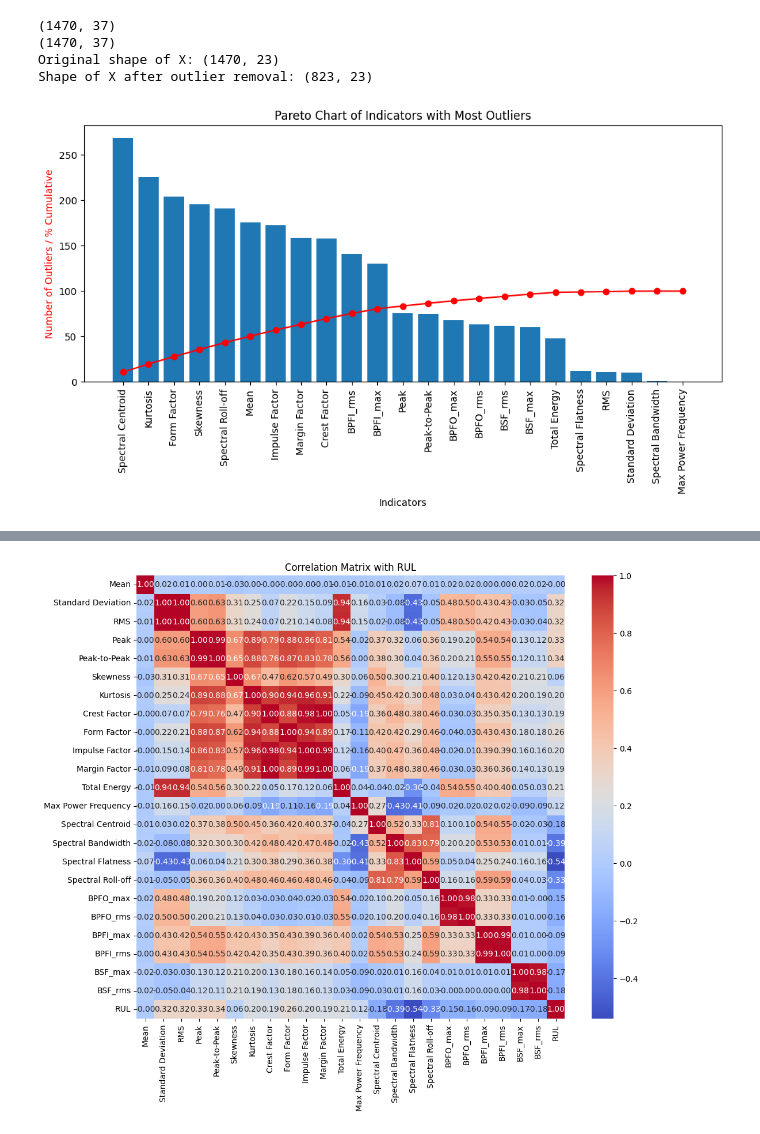
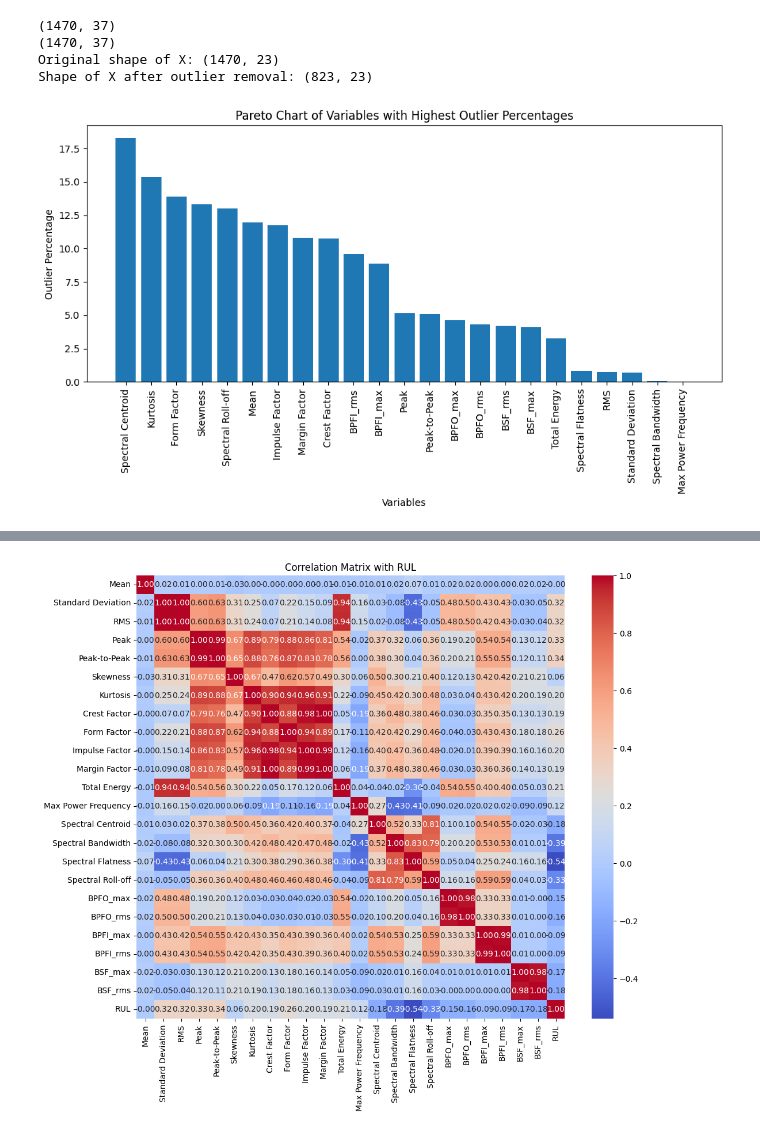
Before and after one commit to Aitor1411/AR-PCB, a Jupyter notebook: src/05_DIY_Model.ipynb, the cells around one changed output, grey strips where cells are left out. Drawn from its saved outputs; the diff is of its cells as text; code cells hidden in the pictures.

```diff
--- a/src/05_DIY_Model.ipynb
+++ b/src/05_DIY_Model.ipynb
@@ -333,34 +324,26 @@ dtype: int64
 Original shape of X: (1470, 23)
 Shape of X after outlier removal: (823, 23)
 # %%
-# prompt: diagrama pareto variables con mayor numero de oultayers
+# prompt: diagrama pareto variables con el mayor porcentaje de oultayers
 
 import matplotlib.pyplot as plt
-# Calculate the number of outliers for each indicator
-outlier_counts = outliers.sum()
+# Calculate the percentage of outliers for each variable
+outlier_percentages = (outliers.sum() / len(X)) * 100
 
-# Sort indicators by the number of outliers in descending order
-sorted_outliers = outlier_counts.sort_values(ascending=False)
+# Sort variables by outlier percentage in descending order
+sorted_outliers = outlier_percentages.sort_values(ascending=False)
 
 # Create a Pareto chart
 plt.figure(figsize=(10, 6))
 plt.bar(sorted_outliers.index, sorted_outliers.values)
-plt.xlabel("Indicators")
-plt.ylabel("Number of Outliers")
-plt.title("Pareto Chart of Indicators with Most Outliers")
-plt.xticks(rotation=90)
-
-# Calculate cumulative percentage
-cumulative_percentage = sorted_outliers.cumsum() / sorted_outliers.sum() * 100
-
-# Add cumulative percentage line
-plt.plot(sorted_outliers.index, cumulative_percentage, color='red', marker='o')
-plt.ylabel("Number of Outliers / % Cumulative", color='red')
-
+plt.xlabel("Variables")
+plt.ylabel("Outlier Percentage")
+plt.title("Pareto Chart of Variables with Highest Outlier Percentages")
+plt.xticks(rotation=90)  # Rotate x-axis labels for better readability
 plt.tight_layout()
 plt.show()
 # %% [output]
-[figure, old version]
+[figure, new version]
 # %%
 # prompt: identificar las variables con mayor correlacion con RUL
 
```
Also changed, not shown: parts of 9 cells of this notebook.
